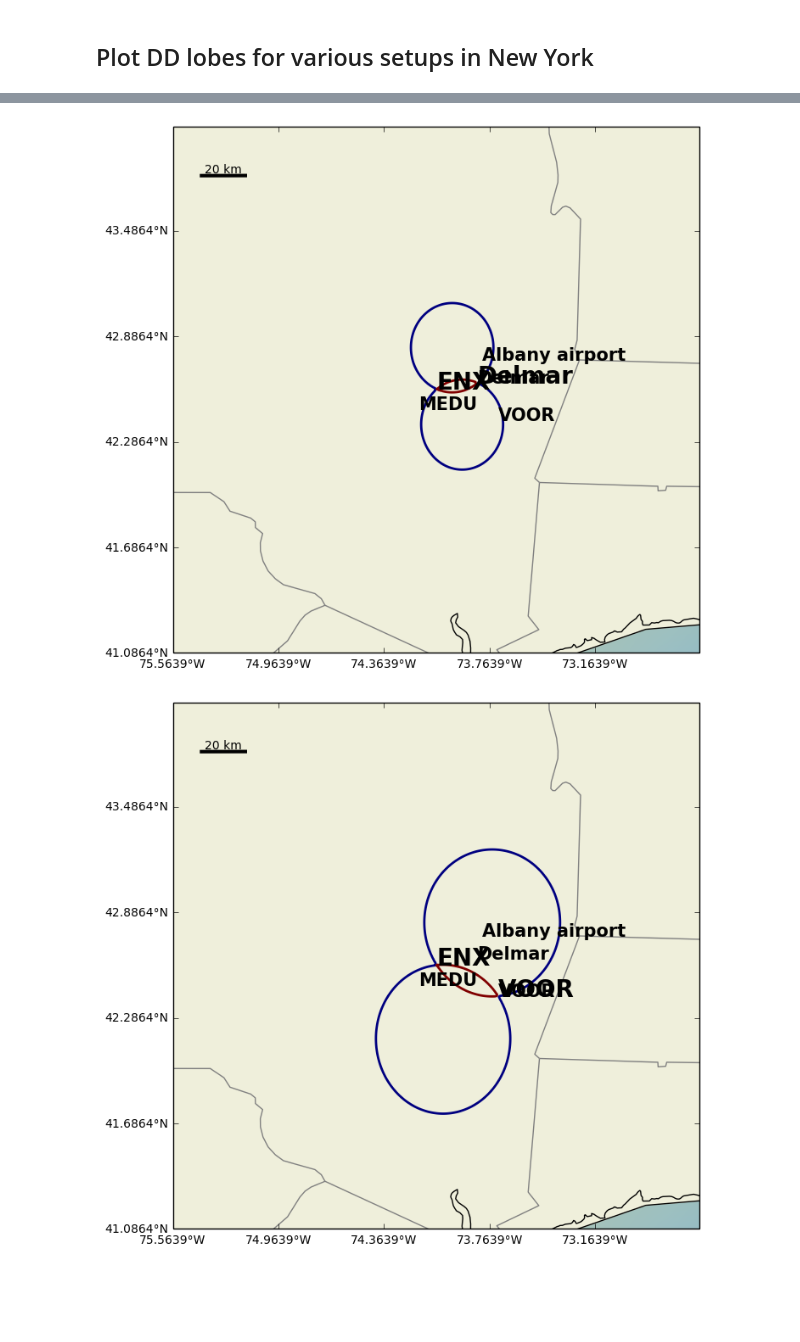
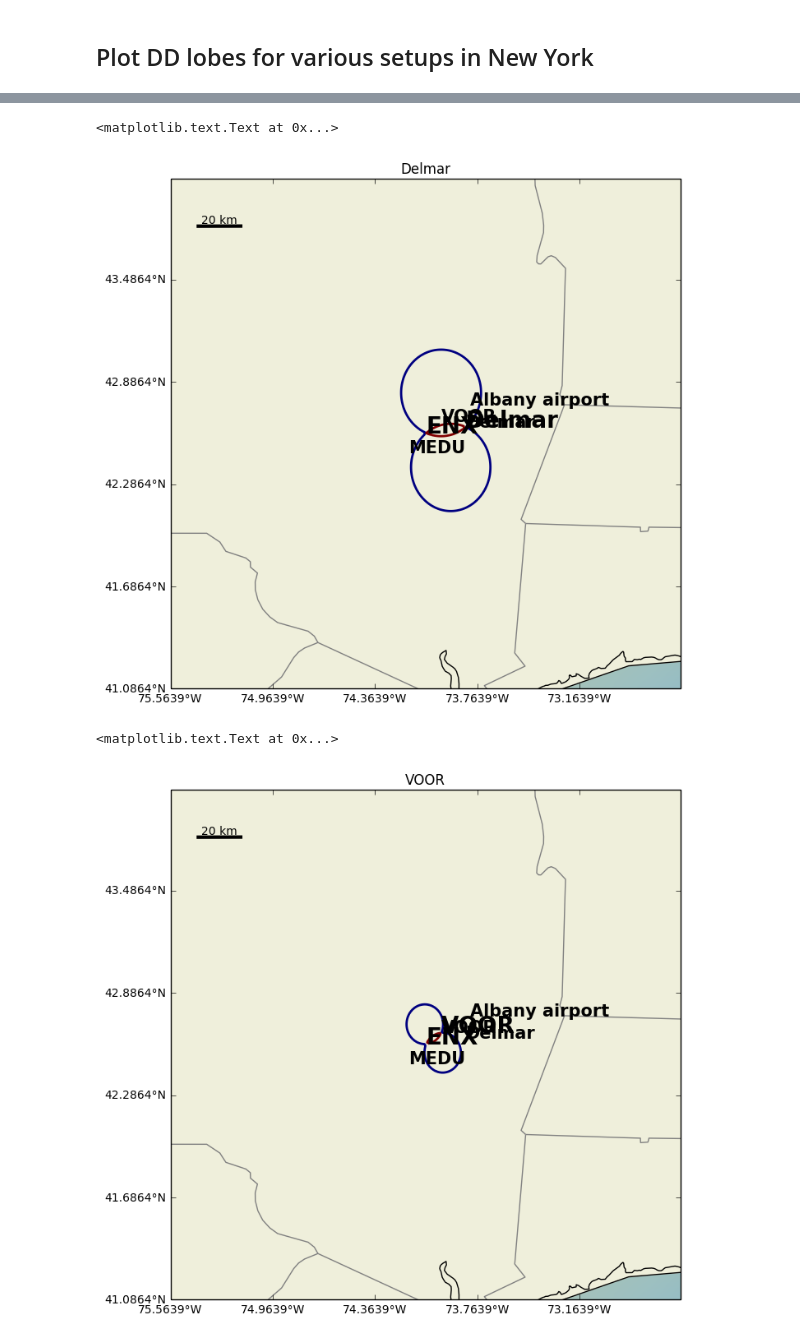
Before and after one commit to rcjackson/cmdv-rrm-anl, a Jupyter notebook: notebooks/DDLobes.ipynb, the cells around one changed output, grey strips where cells are left out. Drawn from its saved outputs; the diff is of its cells as text; code cells hidden in the pictures; blank space fills up the shorter version.

Commit message:
ADD: AMF locations and fixed VOOR

```diff
--- a/notebooks/DDLobes.ipynb
+++ b/notebooks/DDLobes.ipynb
@@ -303,7 +303,7 @@ def plot_dd_lobes(radar1_loc, radar2_loc, radar1_name, radar2_name):
     # Amf locations
     Albany_airport = [-73.8055, 42.7487]
     Delmar = [-73.8326, 42.6220]
-    VOOR = [dms_to_decimal(-73, 42.0, 56.0), dms_to_decimal(42.0, 24.0, 36.0)]
+    VOOR = [dms_to_decimal(-73, 58.0, 32.0), dms_to_decimal(42.0, 39.0, 8.0)]
     MEDU = [-74.1656, 42.4689]
     grid_lon = np.arange(radar1_loc[0]-1.5, radar1_loc[0]+1.5, 0.01)
     grid_lat = np.arange(radar1_loc[1]-1.5, radar1_loc[1]+1.5, 0.01)
@@ -370,9 +370,10 @@ KIND = [dms_to_decimal(-73.0, 42.0, 56.0), dms_to_decimal(42.0, 24.0, 36.0)]
 # Amf locations
 Albany_airport = [-73.8055, 42.7487]
 Delmar = [-73.8326, 42.6220]
-VOOR = [dms_to_decimal(-73, 42.0, 56.0), dms_to_decimal(42.0, 24.0, 36.0)]
+VOOR = [dms_to_decimal(-73, 58.0, 32.0), dms_to_decimal(42.0, 39.0, 8.0)]
 MEDU = [-74.1656, 42.4689]
 
 plt.figure(figsize=(8,10))
 plot_dd_lobes(ENX, KIND, 'ENX', 'KIND')
+plt.title('KIND')
 # %% [output]
@@ -385,13 +389,17 @@ plot_dd_lobes(ENX, Albany_airport, 'ENX', 'Albany airport')
 # %%
 plt.figure(figsize=(8,10))
 plot_dd_lobes(ENX, Delmar, 'ENX', 'Delmar')
+plt.title('Delmar')
 # %% [output]
+<matplotlib.text.Text at 0x...>
-[figure, old version]
+[figure, new version]
 # %%
 plt.figure(figsize=(8,10))
 plot_dd_lobes(ENX, VOOR, 'ENX', 'VOOR')
+plt.title('VOOR')
 # %% [output]
+<matplotlib.text.Text at 0x...>
-[figure, old version]
+[figure, new version]
 # %%
 plt.figure(figsize=(8,10))
 plot_dd_lobes(ENX, MEDU, 'ENX', 'MEDU')
```
Also changed, not shown: parts of 3 cells of this notebook.
